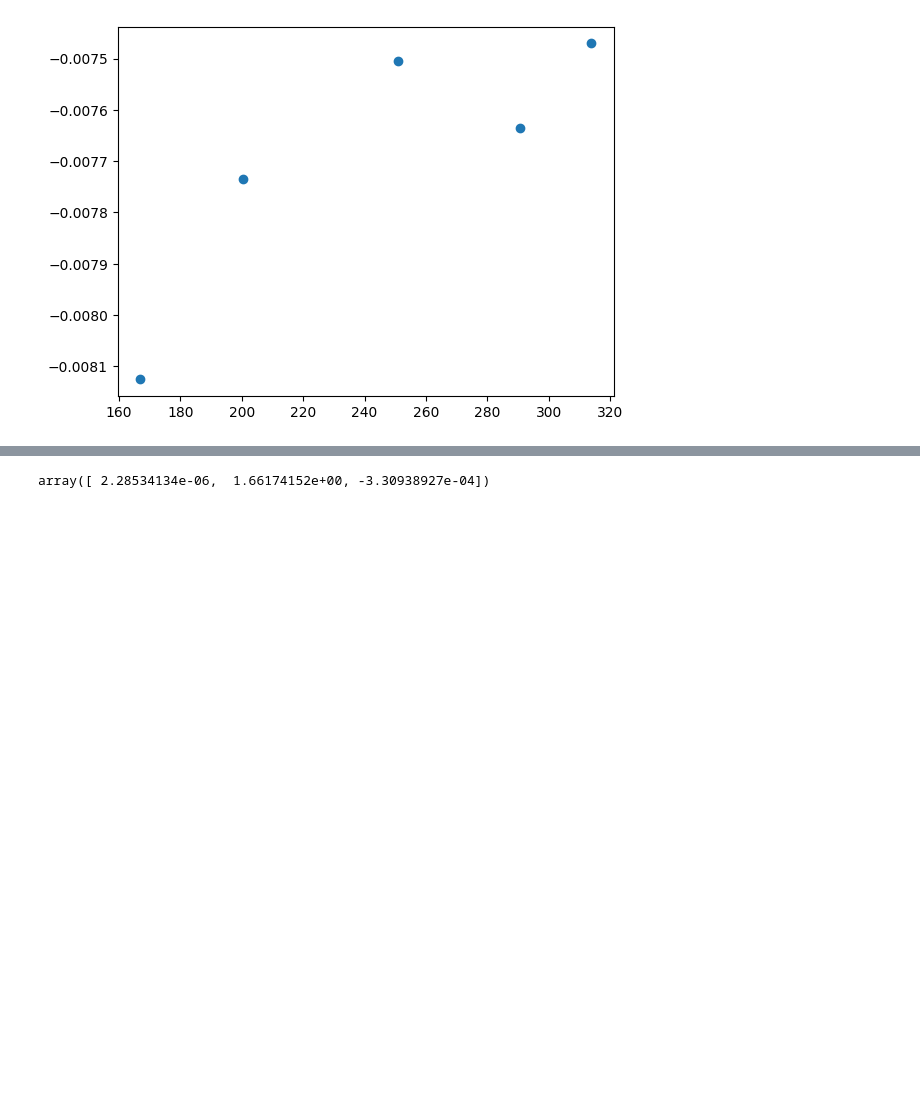
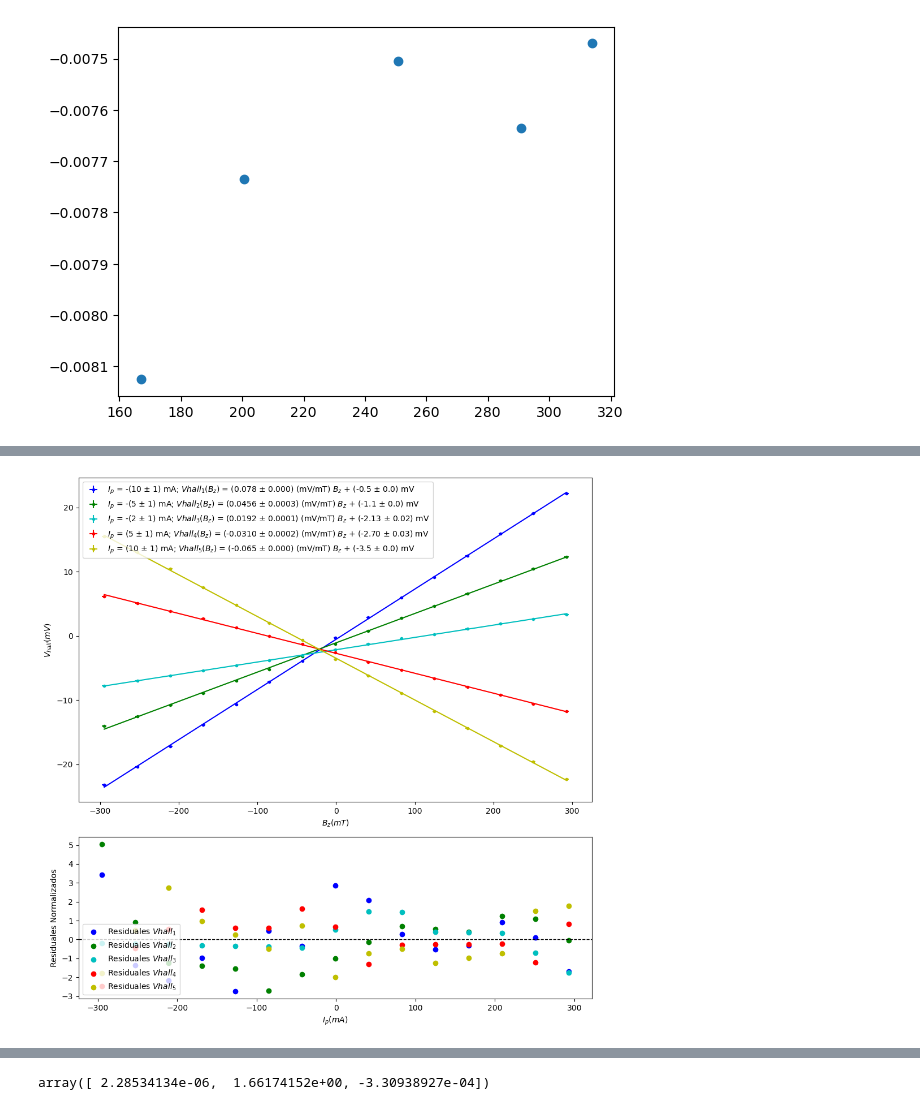
Before and after one commit to QuantumPower4/LabIntermedio2024-2, a Jupyter notebook: Efecto Hall/EfectoHall.ipynb, the cells around one changed output, grey strips where cells are left out. Saved outputs shown, nothing was run; the diff lists cells and outputs as text; code cells hidden in the pictures; blank space fills up the shorter version.

```diff
--- a/Efecto Hall/EfectoHall.ipynb
+++ b/Efecto Hall/EfectoHall.ipynb
@@ -443,4 +443,96 @@ print(RH52, sigma_RH52)
 # %%
 #ACT 2.2
 
 # Datos n-Ge
+
+fign, (ax1n, ax2n) = plt.subplots(2, 1, figsize=(10, 10), gridspec_kw={'height_ratios': [2, 1]})
+
+Vhall12n = -np.array([23.2, 20.4, 17.2, 13.8, 10.7, 7.1, 3.9, 0.3, -2.9, -6.0, -9.2, -12.5, -15.9, -19.1, -22.2])
+Vhall22n = -np.array([14.0, 12.5, 10.8, 8.9, 7.0, 5.2, 3.2, 1.2, -0.8, -2.8, -4.7, -6.6, -8.6, -10.5, -12.3])
+Vhall32n = -np.array([7.8, 7.0, 6.2, 5.4, 4.6, 3.8, 3.0, 2.1, 1.2, 0.4, -0.3, -1.1, -1.9, -2.6, -3.3])
+Vhall42n = -np.array([-6.2, -5.1, -3.9, -2.7, -1.3, 0.0, 1.2, 2.6, 4.1, 5.3, 6.6, 7.9, 9.2, 10.6, 11.7])
+Vhall52n = -np.array([-15.5, -13, -10.5, -7.6, -4.8, -2, 0.6, 3.6, 6.2, 8.9, 11.7, 14.4, 17.1, 19.6, 22.3])
+
+sigma_Vhall1 = np.array([0.1]*len(Vhall12))
+
+popt12n, pcov12n = curve_fit(linear_function, Bz1, Vhall12n)
+popt22n, pcov22n = curve_fit(linear_function, Bz1, Vhall22n)
+popt32n, pcov32n = curve_fit(linear_function, Bz1, Vhall32n)
+popt42n, pcov42n = curve_fit(linear_function, Bz1, Vhall42n)
+popt52n, pcov52n = curve_fit(linear_function, Bz1, Vhall52n)
+
+slope12n = popt12n[0]
+intercept12n = popt12n[1]
+slope_std_err12n = np.sqrt(pcov12n[0, 0])
+intercept_std_err12n = np.sqrt(pcov12n[1, 1])
+
+slope22n = popt22n[0]
+intercept22n = popt22n[1]
+slope_std_err22n = np.sqrt(pcov22n[0, 0])
+intercept_std_err22n = np.sqrt(pcov22n[1, 1])
+
+slope32n = popt32n[0]
+intercept32n = popt32n[1]
+slope_std_err32n = np.sqrt(pcov32n[0, 0])
+intercept_std_err32n = np.sqrt(pcov32n[1, 1])
+
+slope42n = popt42n[0]
+intercept42n = popt42n[1]
+slope_std_err42n = np.sqrt(pcov42n[0, 0])
+intercept_std_err42n = np.sqrt(pcov42n[1, 1])
+
+
+slope52n = popt52n[0]
+intercept52n = popt52n[1]
+slope_std_err52n = np.sqrt(pcov52n[0, 0])
+intercept_std_err52n = np.sqrt(pcov52n[1, 1])
+
+ax1n.errorbar(Bz1, Vhall12n, xerr = sigma_Bz1,
+             yerr = sigma_Vhall1, fmt=".", color = "b",
+             label=f'$I_p$ = -(10 ± 1) mA; $Vhall_{1}(B_z)$ = ({slope12n:.3f} ± {slope_std_err12n:.3f}) (mV/mT) $B_z$ + ({intercept12n:.1f} ± {intercept_std_err12n:.1f}) mV')
+ax1n.errorbar(Bz1, Vhall22n, xerr = sigma_Bz1,
+             yerr = sigma_Vhall1, fmt=".", color = "g",
+             label=f'$I_p$ = -(5 ± 1) mA; $Vhall_{2}(B_z)$ = ({slope22n:.4f} ± {slope_std_err22n:.4f}) (mV/mT) $B_z$ + ({intercept22n:.1f} ± {intercept_std_err22n:.1f}) mV')
+ax1n.errorbar(Bz1, Vhall32n, xerr = sigma_Bz1,
+             yerr = sigma_Vhall1, fmt=".", color = "c",
+             label=f'$I_p$ = -(2 ± 1) mA; $Vhall_{3}(B_z)$ = ({slope32n:.4f} ± {slope_std_err32n:.4f}) (mV/mT) $B_z$ + ({intercept32n:.2f} ± {intercept_std_err32n:.2f}) mV')
+ax1n.errorbar(Bz1, Vhall42n, xerr = sigma_Bz1,
+             yerr = sigma_Vhall1, fmt=".", color = "r",
+             label=f'$I_p$ = (5 ± 1) mA; $Vhall_{4}(B_z)$ = ({slope42n:.4f} ± {slope_std_err42n:.4f}) (mV/mT) $B_z$ + ({intercept42n:.2f} ± {intercept_std_err42n:.2f}) mV')
+ax1n.errorbar(Bz1, Vhall52n, xerr = sigma_Bz1,
+             yerr = sigma_Vhall1, fmt=".", color = "y",
+             label=f'$I_p$ = (10 ± 1) mA; $Vhall_{5}(B_z)$ = ({slope52n:.3f} ± {slope_std_err52n:.3f}) (mV/mT) $B_z$ + ({intercept52n:.1f} ± {intercept_std_err52n:.1f}) mV')
+
+ax1n.plot(Bz1, linear_function(Bz1,*popt12n), color = "b")
+ax1n.plot(Bz1, linear_function(Bz1,*popt22n), color = "g")
+ax1n.plot(Bz1, linear_function(Bz1,*popt32n), color = "c")
+ax1n.plot(Bz1, linear_function(Bz1,*popt42n), color = "r")
+ax1n.plot(Bz1, linear_function(Bz1,*popt52n), color = "y")
+
+ax1n.set_xlabel('$B_z (mT)$')
+ax1n.set_ylabel('$V_{hall} (mV)$')
+ax1n.legend(loc='upper left')
+
+
+residuals12n = (Vhall12n - linear_function(Bz1, *popt12n))/sigma_Vhall1
+residuals22n = (Vhall22n - linear_function(Bz1, *popt22n))/sigma_Vhall1
+residuals32n = (Vhall32n - linear_function(Bz1, *popt32n))/sigma_Vhall1
+residuals42n = (Vhall42n - linear_function(Bz1, *popt42n))/sigma_Vhall1
+residuals52n = (Vhall52n - linear_function(Bz1, *popt52n))/sigma_Vhall1
+
+ax2n.scatter(Bz1, residuals12n, alpha=1, label='Residuales $Vhall_1$', color = "b")
+ax2n.scatter(Bz1, residuals22n, alpha=1, label='Residuales $Vhall_2$', color = "g")
+ax2n.scatter(Bz1, residuals32n, alpha=1, label='Residuales $Vhall_3$', color = "c")
+ax2n.scatter(Bz1, residuals42n, alpha=1, label='Residuales $Vhall_4$', color = "r")
+ax2n.scatter(Bz1, residuals52n, alpha=1, label='Residuales $Vhall_5$', color = "y")
+
+
+ax2n.axhline(0, color='black', linewidth=1, linestyle='--')
+ax2n.set_xlabel('$I_p (mA)$')
+ax2n.set_ylabel('Residuales Normalizados')
+ax2n.legend(loc='lower left')
+
+plt.tight_layout()
+plt.show()
+# %% [output]
+[figure, added]
```
Also changed, not shown: parts of 7 cells of this notebook.
